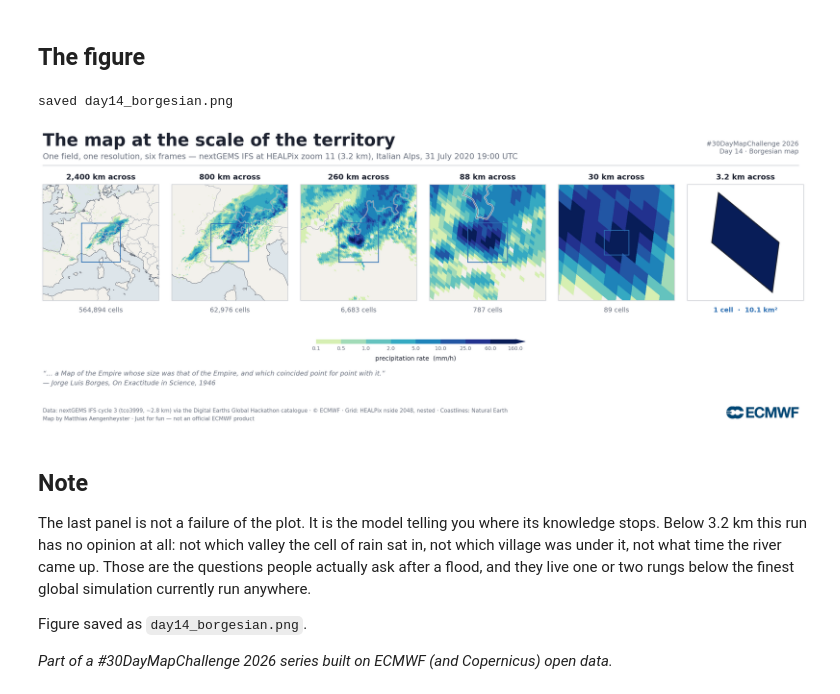
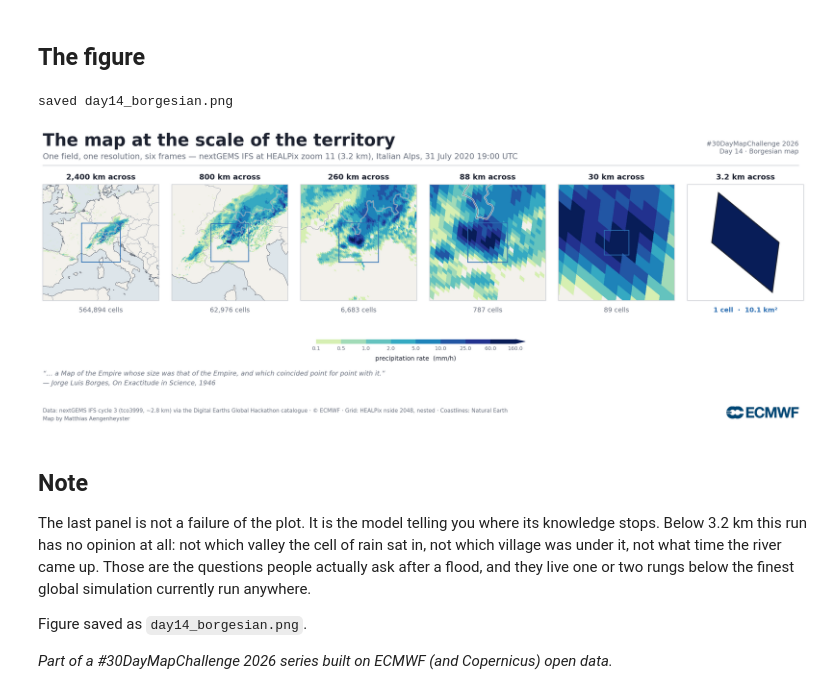
Before and after one commit to mattphysics/30dmc2026, a Jupyter notebook: day14_borgesian.ipynb, the cells around one changed output. Saved outputs shown, nothing was run; the diff lists cells and outputs as text; code cells hidden in the pictures.

```diff
--- a/day14_borgesian.ipynb
+++ b/day14_borgesian.ipynb
@@ -265,35 +265,35 @@ for i,h in enumerate([x*1000.0 for x in HALF]):
         n=NCELL[i]
         ax.text(0.5,-0.055,"%s cells"%format(n,","),transform=ax.transAxes,
                 ha="center",va="top",color=MUT,fontsize=10)
 
 cax=fig.add_axes([0.37,0.285,0.26,0.015])
 cb=fig.colorbar(ScalarMappable(norm=NORM,cmap=CMAP),cax=cax,orientation="horizontal",
                 ticks=BINS,extend="max",spacing="uniform")
 cb.set_label("precipitation rate  (mm/h)",color=INK,fontsize=9.5,labelpad=7)
 cb.ax.tick_params(labelsize=8,colors=MUT,length=0); cb.outline.set_visible(False)
 
 fig.text(0.030,0.950,"The map at the scale of the territory",color=INK,fontsize=26,fontweight="bold")
 fig.text(0.030,0.906,"One field, one resolution, six frames — nextGEMS IFS at HEALPix zoom 11 "
          "(3.2 km), Italian Alps, 31 July 2020 19:00 UTC",color=MUT,fontsize=12)
 fig.text(0.970,0.950,"#30DayMapChallenge 2026",color=MUT,fontsize=10,ha="right")
 fig.text(0.970,0.924,"Day 14 · Borgesian map",color=MUT,fontsize=10,ha="right")
 fig.lines.append(plt.Line2D([0.030,0.970],[0.884,0.884],transform=fig.transFigure,color=EDGE,lw=1.0))
 fig.text(0.030,0.195,
  "“… a Map of the Empire whose size was that of the Empire, and which coincided point for point with it.”\n"
  "— Jorge Luis Borges, On Exactitude in Science, 1946",
  color=MUT,fontsize=10,style="italic",va="top",linespacing=1.6)
 fig.text(0.030,0.055,"Data: nextGEMS IFS cycle 3 (tco3999, ~2.8 km) via the Digital Earths Global Hackathon catalogue · "
          "© ECMWF · Grid: HEALPix nside 2048, nested · Coastlines: Natural Earth", color=MUT,fontsize=8.2)
-fig.text(0.030,0.028,"Map by Matthias Aengenheyster · Just for fun — not an official ECMWF product",
+fig.text(0.030,0.028,"Map by Matthias Aengenheyster",
          color=MUT,fontsize=8.2)
 try:
     a=fig.add_axes([0.880,0.026,0.090,0.055]); a.imshow(mpimg.imread("assets/ECMWF_Core_Logo_RGB.png")); a.axis("off")
 except FileNotFoundError: pass
 fig.savefig("day14_borgesian.png",facecolor="white")
 print("saved day14_borgesian.png")
 # %% [output]
 saved day14_borgesian.png
-[figure, old version]
+[figure, new version]
 # %% [markdown]
 ## Note
 
```
Also changed, not shown: 5 other files.
